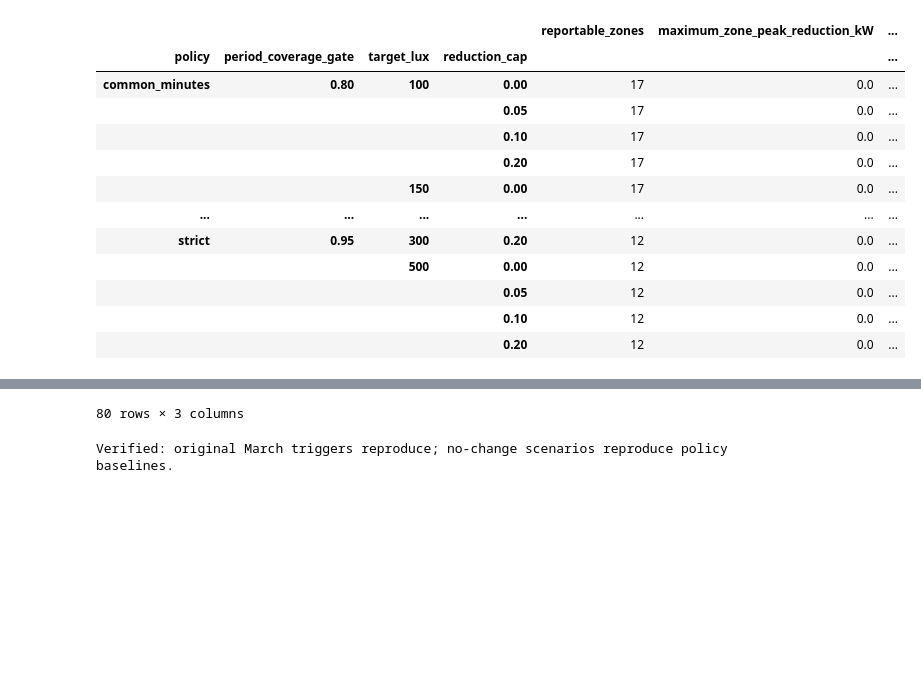
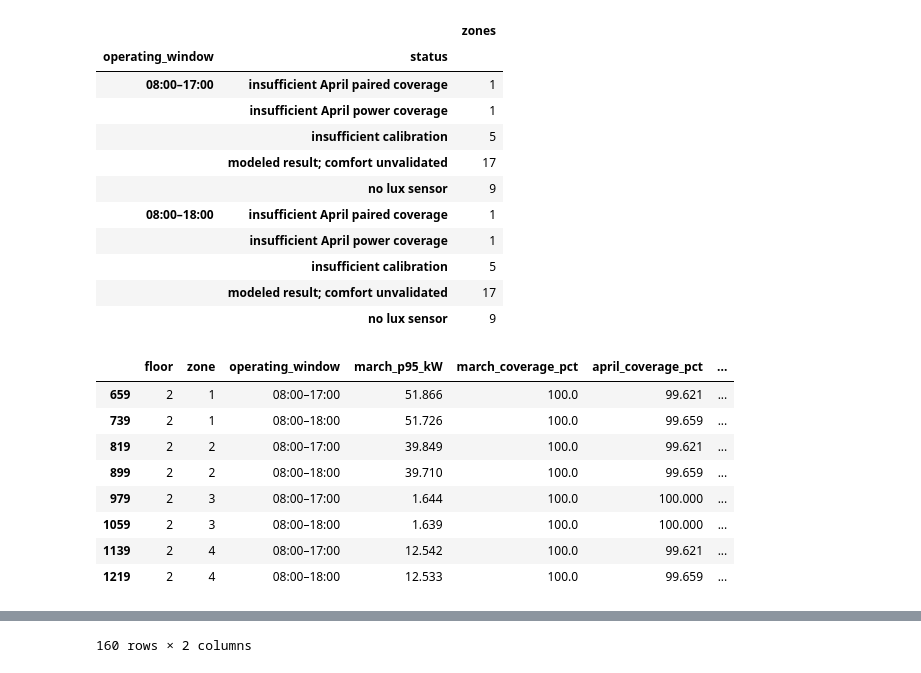
Before and after one commit to 4rchx824/SBA-Final-Project, a Jupyter notebook: analytics/lighting/lighting_scenarios.ipynb, the cells around one changed output, grey strips where cells are left out. Saved outputs shown, nothing was run; the diff lists cells and outputs as text; code cells hidden in the pictures; blank space fills up the shorter version.

```diff
--- a/analytics/lighting/lighting_scenarios.ipynb
+++ b/analytics/lighting/lighting_scenarios.ipynb
@@ -24,15 +12,14 @@ Run cleaning → original lighting baseline → `prepare_inputs.py` → assessme
 # %%
+get_ipython().run_line_magic('matplotlib', 'inline')
 from pathlib import Path
 import sys
-root = next(p for p in [Path.cwd(), *Path.cwd().parents] if (p / "baseline").is_dir() and (p / "data-cleaning").is_dir())
-sys.path.insert(0, str(root / "analytics/lighting"))
-from IPython.display import display, Markdown
-from lighting_scenarios import run_scenarios, plot_scenario_results, write_combined_findings
+root = next(p for p in [Path.cwd(), *Path.cwd().parents] if (p / 'analytics/lighting/config.json').is_file())
+sys.path.insert(0, str(root / 'analytics/lighting'))
+from IPython.display import display
+from lighting_scenarios import run_scenarios, plot_scenario_results, export_combined_results
 from assessment import run_assessment
 results = run_scenarios()
-assessment = run_assessment()
-write_combined_findings(results, assessment['opportunities'])
-summary = results['summary']
-sensitivity = results['sensitivity']
-print(f"Executed {len(sensitivity):,} zone/scenario combinations across {len(summary)} zones.")
+combined = export_combined_results(results, run_assessment())
+summary, sensitivity = results['summary'], results['sensitivity']
+print(f'{len(sensitivity):,} zone/scenario combinations; {len(summary)} primary zone results')
 # %% [output]
@@ -44,7 +34,11 @@ Read the status before interpreting the reduction column. Reported results are m
 # %%
-columns = ['floor','zone','march_p95_kW','legacy_march_p95_kW','march_coverage_pct','april_coverage_pct','april_lux_coverage_pct','status','reported_peak_reduction_kW','reported_peak_reduction_pct','reported_energy_reduction_kWh']
-display(summary.loc[summary.floor.eq(2), columns].round(3))
-display(summary.groupby('status').size().rename('Zones').to_frame())
-qualified = summary.loc[summary.reported_peak_reduction_kW.notna()]
-display(Markdown(f"**Executed primary result:** {len(qualified)} of {len(summary)} zones pass the reporting gates. Of those, {qualified.reported_peak_reduction_kW.gt(1e-9).sum()} show positive modeled peak reduction. Excluded zones remain unassessed rather than proven to have no opportunity."))
+columns = ['floor','zone','operating_window','march_p95_kW','march_coverage_pct','april_coverage_pct',
+    'april_lux_coverage_pct','baseline_peak_time','scenario_peak_time','peak_shifted',
+    'observed_baseline_peak_kW','observed_scenario_peak_kW','lighting_kW_at_original_peak',
+    'lighting_share_at_original_peak_pct','reported_peak_reduction_kW','reported_peak_reduction_pct','status']
+display(summary[columns].round(3))
+display(summary.groupby('status').size().rename('zones').to_frame())
+print('Reportable:', summary.reported_peak_reduction_kW.notna().sum())
+print('Withheld:', summary.reported_peak_reduction_kW.isna().sum())
+print('Positive modeled peak reductions:', summary.reported_peak_reduction_kW.gt(1e-9).sum())
 # %% [output]
@@ -82,23 +112,30 @@ Compare gates and interval policies separately. A missing reported value is not
 # %%
-display(sensitivity.groupby(['policy','period_coverage_gate','target_lux','reduction_cap']).agg(
+display(results['schedule_comparison'].groupby(['operating_window','status']).size().rename('zones').to_frame())
+display(results['schedule_comparison'].query('floor == 2')[columns].round(3))
+display(sensitivity.groupby(['schedule_id','policy','period_coverage_gate','target_lux','reduction_cap']).agg(
     reportable_zones=('reported_peak_reduction_kW','count'),
-    maximum_zone_peak_reduction_kW=('reported_peak_reduction_kW','max'),
-    modeled_energy_reduction_kWh=('reported_energy_reduction_kWh',lambda x:x.sum(min_count=1))).round(3))
-reference = sensitivity.loc[sensitivity.reduction_cap.eq(0)]
-assert reference.paired_observed_peak_reduction_kW.dropna().eq(0).all()
+    maximum_peak_reduction_kW=('reported_peak_reduction_kW','max')).round(3))
+assert sensitivity.loc[sensitivity.reduction_cap.eq(0), 'paired_observed_peak_reduction_kW'].dropna().eq(0).all()
 assert sensitivity.legacy_trigger_reproduced.all()
-print('Verified: original March triggers reproduce; no-change scenarios reproduce policy baselines.')
 # %% [output]
-|  |  |  |  | reportable_zones | maximum_zone_peak_reduction_kW | ... |
-| policy | period_coverage_gate | target_lux | reduction_cap |  |  | ... |
-| common_minutes | 0.80 | 100 | 0.00 | 17 | 0.0 | ... |
-|  |  |  | 0.05 | 17 | 0.0 | ... |
-|  |  |  | 0.10 | 17 | 0.0 | ... |
-|  |  |  | 0.20 | 17 | 0.0 | ... |
-|  |  | 150 | 0.00 | 17 | 0.0 | ... |
-| ... | ... | ... | ... | ... | ... | ... |
-| strict | 0.95 | 300 | 0.20 | 12 | 0.0 | ... |
-|  |  | 500 | 0.00 | 12 | 0.0 | ... |
-|  |  |  | 0.05 | 12 | 0.0 | ... |
-|  |  |  | 0.10 | 12 | 0.0 | ... |
-|  |  |  | 0.20 | 12 | 0.0 | ... |
+|  |  | zones |
+| operating_window | status |  |
+| 08:00–17:00 | insufficient April paired coverage | 1 |
+|  | insufficient April power coverage | 1 |
+|  | insufficient calibration | 5 |
+|  | modeled result; comfort unvalidated | 17 |
+|  | no lux sensor | 9 |
+| 08:00–18:00 | insufficient April paired coverage | 1 |
+|  | insufficient April power coverage | 1 |
+|  | insufficient calibration | 5 |
+|  | modeled result; comfort unvalidated | 17 |
+|  | no lux sensor | 9 |
+|  | floor | zone | operating_window | march_p95_kW | march_coverage_pct | april_coverage_pct | ... |
+| 659 | 2 | 1 | 08:00–17:00 | 51.866 | 100.0 | 99.621 | ... |
+| 739 | 2 | 1 | 08:00–18:00 | 51.726 | 100.0 | 99.659 | ... |
+| 819 | 2 | 2 | 08:00–17:00 | 39.849 | 100.0 | 99.621 | ... |
+| 899 | 2 | 2 | 08:00–18:00 | 39.710 | 100.0 | 99.659 | ... |
+| 979 | 2 | 3 | 08:00–17:00 | 1.644 | 100.0 | 100.000 | ... |
+| 1059 | 2 | 3 | 08:00–18:00 | 1.639 | 100.0 | 100.000 | ... |
+| 1139 | 2 | 4 | 08:00–17:00 | 12.542 | 100.0 | 99.621 | ... |
+| 1219 | 2 | 4 | 08:00–18:00 | 12.533 | 100.0 | 99.659 | ... |
@@ -105,2 +155 @@ print('Verified: original March triggers reproduce; no-change scenarios reproduc
-80 rows × 3 columns
+160 rows × 2 columns
-Verified: original March triggers reproduce; no-change scenarios reproduce policy baselines.
```
Also changed, not shown: parts of 25 cells of this notebook, 58 other files.
